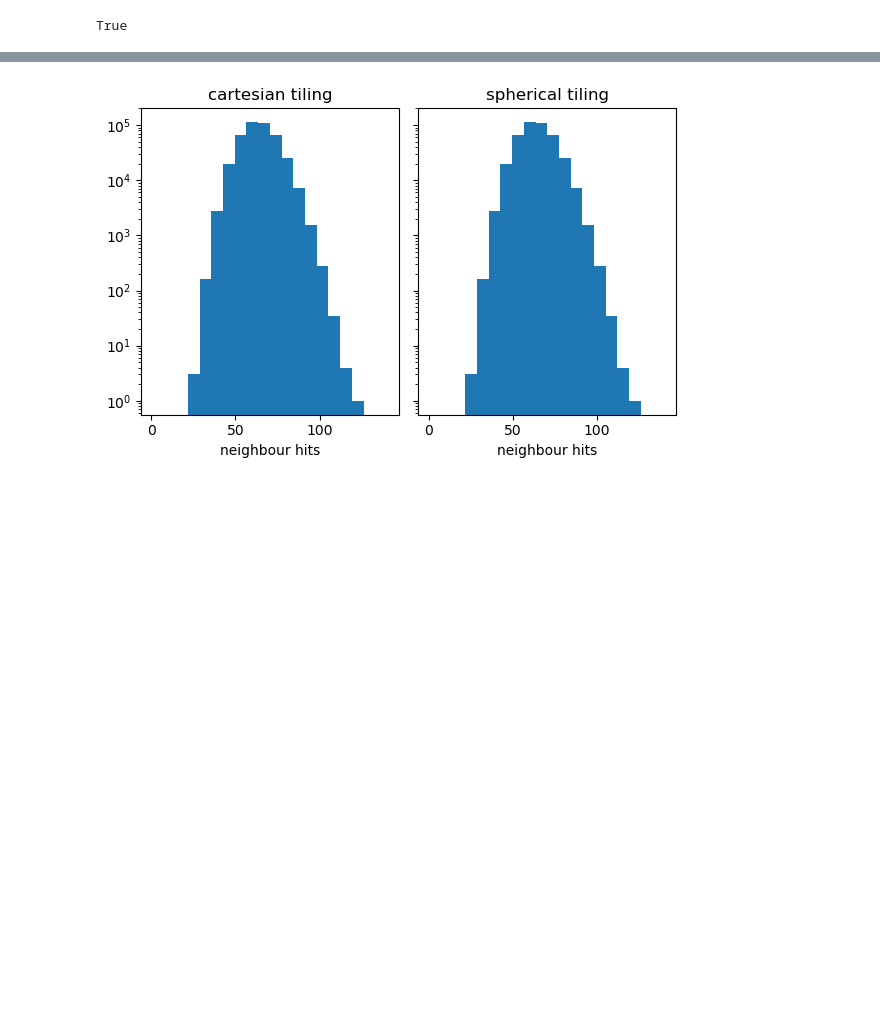
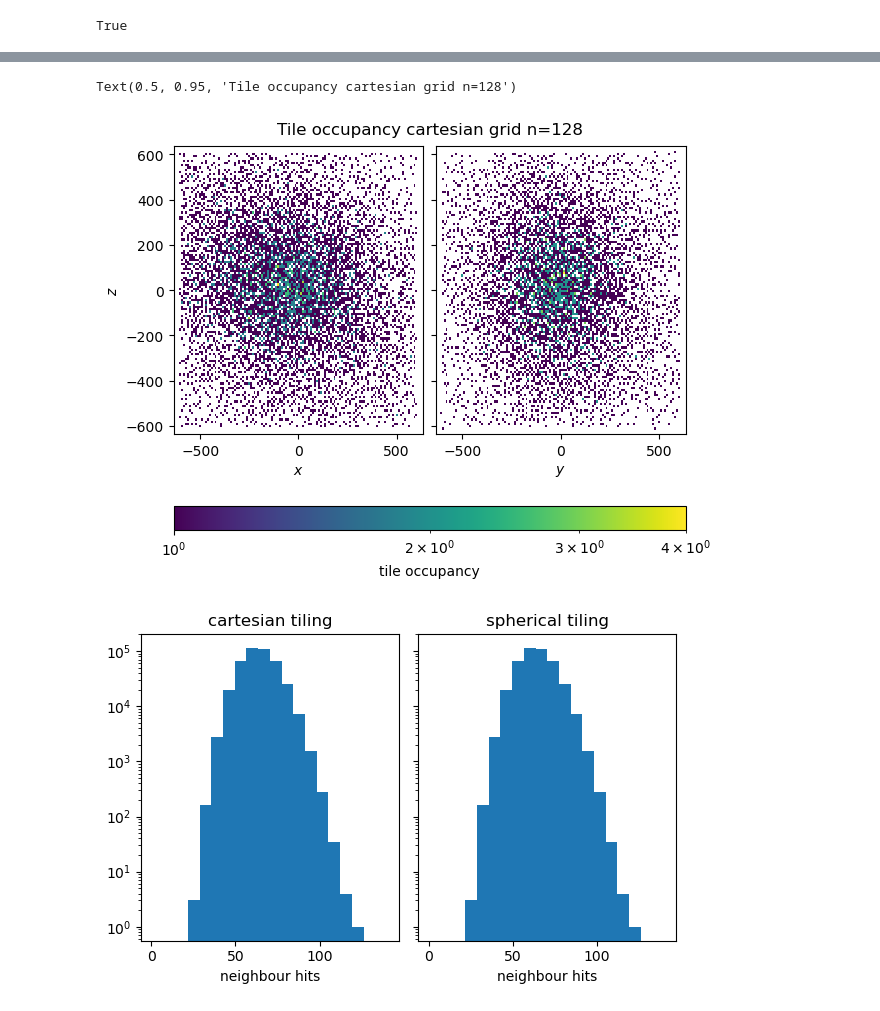
Before and after one commit to LorenzoLMP/turbocluster-public, a Jupyter notebook: examples/compare_smoothing_filters_spherical.ipynb, the cells around one changed output, grey strips where cells are left out. Cells and saved outputs as stored; diff of their text form; code cells hidden in the pictures; blank space fills up the shorter version.

```diff
--- a/examples/compare_smoothing_filters_spherical.ipynb
+++ b/examples/compare_smoothing_filters_spherical.ipynb
@@ -105,3 +213,51 @@ min/max occupancy smaller tiling 0 / 29
+# %%
+xmin = float(-sf.tile.tilebox_widths[0]/2.0)
+xmax = float( sf.tile.tilebox_widths[0]/2.0)
+ymin = float(-sf.tile.tilebox_widths[1]/2.0)
+ymax = float( sf.tile.tilebox_widths[1]/2.0)
+zmin = float(-sf.tile.tilebox_widths[2]/2.0)
+zmax = float( sf.tile.tilebox_widths[2]/2.0)
+
+npix_x, npix_y, npix_z = sf.tile.npixs
+npix_x = int(npix_x)
+npix_y = int(npix_y)
+npix_z = int(npix_z)
+
+xgrid = np.linspace(xmin, xmax, npix_x+1)
+ygrid = np.linspace(ymin, ymax, npix_y+1)
+zgrid = np.linspace(zmin, zmax, npix_z+1)
+
+cartesian_occupancy = cp.asnumpy(sf.tile.particles_per_tile)
+
+fig, ax = plt.subplots(1,2, sharey=True)
+
+im = ax[0].pcolormesh(xgrid, zgrid, cartesian_occupancy[:,npix_y//2,:].T,  norm=LogNorm())
+
+im = ax[1].pcolormesh(ygrid, zgrid, cartesian_occupancy[npix_x//2,:,:].T, norm=LogNorm())
+
+# ax[0].set_yscale('log')
+# ax[1].set_yscale('log')
+
+ax[0].set_xlabel(r'$x$')
+ax[0].set_ylabel(r'$z$')
+
+ax[1].set_xlabel(r'$y$')
+
+cbar_ax = fig.add_axes([0.1, 0.1, 0.8, 0.05])
+cbar = fig.colorbar(im, cax=cbar_ax, orientation='horizontal')
+cbar.set_label('tile occupancy')
+
+fig.subplots_adjust(top=0.9,
+bottom=0.3,
+left=0.10,
+right=0.90,
+hspace=0.0,
+wspace=0.05)
+
+fig.suptitle('Tile occupancy cartesian grid n=%03d'%(npix_x),y=0.95)
+# %% [output]
+Text(0.5, 0.95, 'Tile occupancy cartesian grid n=128')
+[figure, added]
 # %%
 import matplotlib.pyplot as plt
 from matplotlib.colors import LogNorm, Normalize
```
Also changed, not shown: parts of 14 cells of this notebook, 3 other files.
